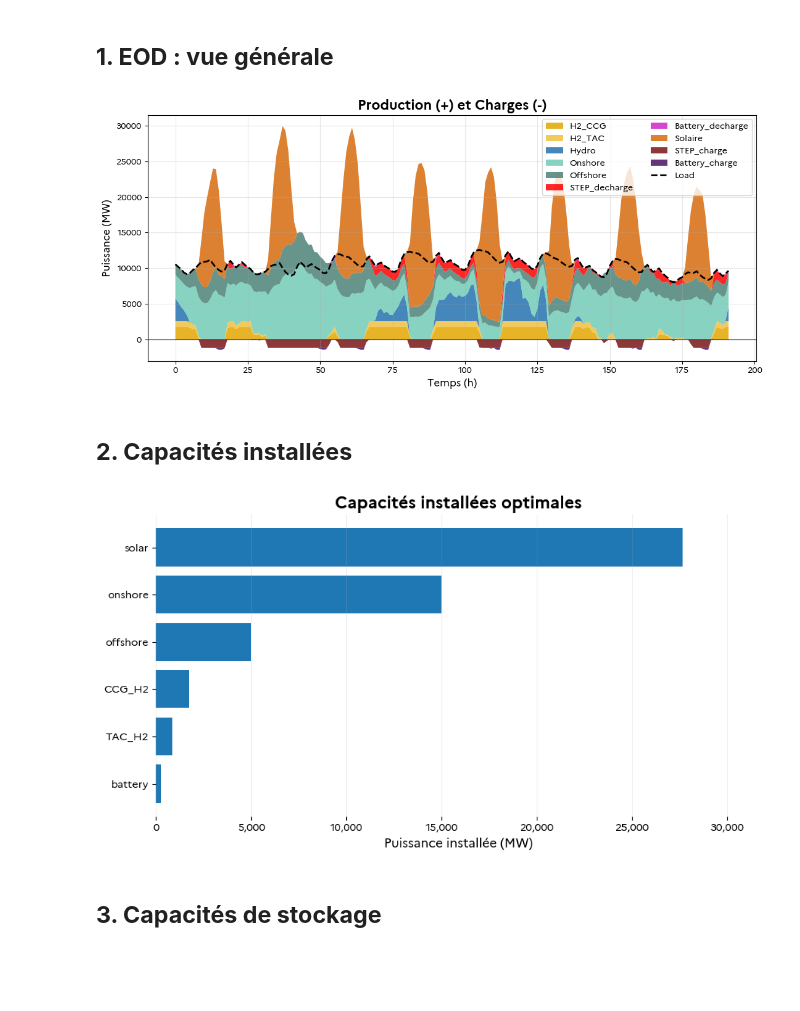
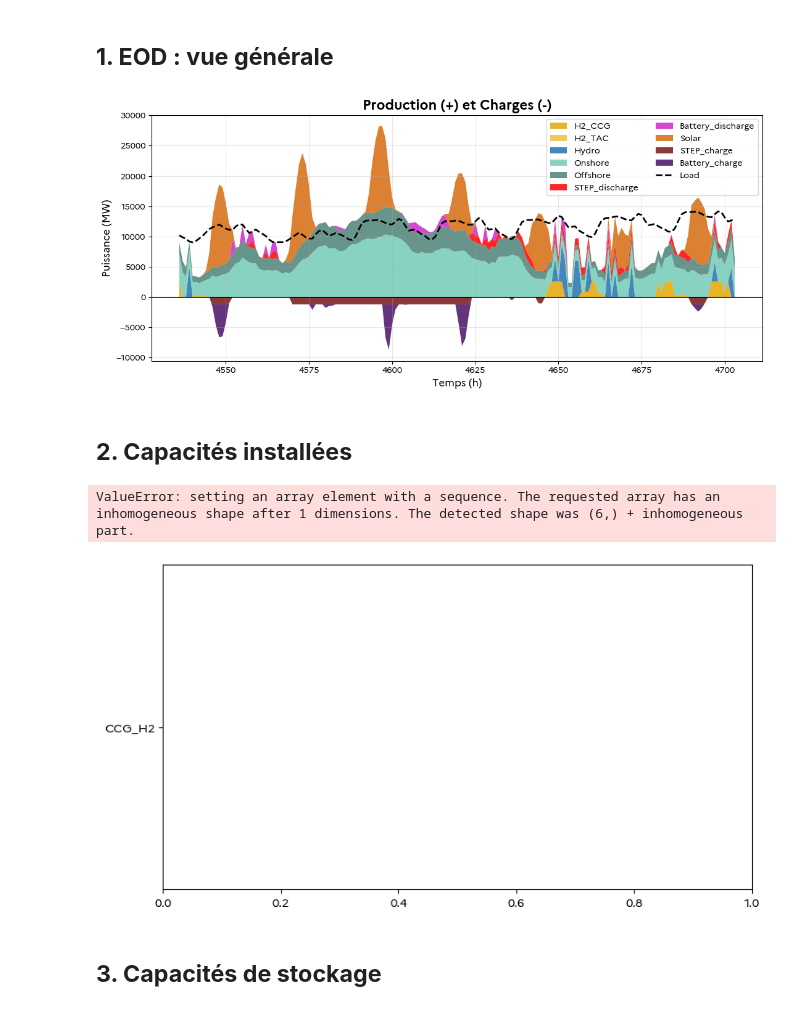
Before and after one commit to alextonon/ETE305_Optimization_Study, a Jupyter notebook: analysis.ipynb, the cells around one changed output. Saved outputs shown, nothing was run; the diff lists cells and outputs as text; code cells hidden in the pictures; blank space fills up the shorter version.

Commit message:
code eod_annuel à jour, analysis à compléter...

```diff
--- a/analysis.ipynb
+++ b/analysis.ipynb
@@ -38,7 +38,7 @@ plt.rcParams.update({
 
 # Colors and styles for plotting
 palette = {
-    "Solaire":      "#d66b0d",
+    "Solar":      "#d66b0d",
     "Hydro":        "#2672b0",
     "Onshore":      "#72cbb7",
     "Offshore":     "#4d8377",
@@ -46,15 +46,15 @@ palette = {
     "H2_TAC":       "#f0c040",
     "STEP_charge":  "#7a1616",
     "Fond":         "#ffffff",
-    "STEP_decharge": "#ff0000",
+    "STEP_discharge": "#ff0000",
     "Battery_charge": "#4B1063",
-    "Battery_decharge": "#d126c9",
+    "Battery_discharge": "#d126c9",
 }
 
 # Colonnes production (positives)
 prod_cols = [
     'H2_CCG','H2_TAC','Hydro','Onshore','Offshore',
-    'STEP_decharge','Battery_decharge','Solaire'
+    'STEP_discharge','Battery_discharge','Solar'
 ]
 
 # Colonnes charge
@@ -62,8 +62,10 @@ charge_cols = [
     'STEP_charge','Battery_charge'
 ]
 # %%
-df = pd.read_csv('results.csv', sep=';')
-df.drop(columns=['t'], inplace=True)
+df_global = pd.read_csv('results_annuel.csv', sep=';')
+df_global.drop(columns=['t'], inplace=True)
 
-json.load(open('parc_resultats.json', 'r'))
+print(df_global.columns)
+
+parc = json.load(open('parc_annuel.json', 'r'))
 # %% [output]
@@ -86,5 +76,9 @@ json.load(open('parc_resultats.json', 'r'))
 # %% [markdown]
 ## **1. EOD : vue générale**
+# %%
+WEEK_TO_PLOT = 27
+
+df= df_global.iloc[WEEK_TO_PLOT*7*24:(WEEK_TO_PLOT+1)*7*24]
 # %%
 plt.figure(figsize=(11,5))
 
@@ -92,35 +86,35 @@ plt.figure(figsize=(11,5))
 plt.stackplot(
     df.index,
     [df[c] for c in prod_cols],
     colors=[palette[c] for c in prod_cols],
     labels=prod_cols,
     alpha=0.85
 )
 
 # --- STACK NEGATIF ---
 plt.stackplot(
     df.index,
-    [df[c] for c in charge_cols],   # ⚠️ on met en négatif
+    [-df[c] for c in charge_cols],   # ⚠️ on met en négatif
     colors=[palette[c] for c in charge_cols],
     labels=charge_cols,
     alpha=0.85
 )
 
 # Ligne zéro
 plt.axhline(0, color="black", linewidth=0.8)
 
 # Load
 plt.plot(df.index, df['Load'], color="black", linestyle='--', linewidth=2, label="Load")
 
 plt.title("Production (+) et Charges (-)")
 plt.xlabel("Temps (h)")
 plt.ylabel("Puissance (MW)")
 plt.legend(ncol=2)
 plt.grid(alpha=0.3)
 plt.tight_layout()
 plt.show()
 # %% [output]
-[figure, old version]
+[figure, new version]
 # %% [markdown]
 ## **2. Capacités installées**
 # %%
@@ -133,22 +127,24 @@ import os
 # ------------------------
 # Lecture du JSON
 # ------------------------
-with open("parc_resultats.json", "r") as f:
+with open("parc_annuel.json", "r") as f:
     parc = json.load(f)
 
-data = parc["capacites_MW"].copy()
+# ------------------------
+# Capacités hebdomadaires
+# ------------------------
+data = parc["capacites_hebdomadaires_MW"].copy()
 
 # ------------------------
-# AJOUT H2 CCG + TAC
+# Ajout H2 CCG + TAC (si présent)
 # ------------------------
-if "H2" in parc:
-
+if "H2_running" in parc:
     # ⚠️ adapte ces valeurs à ton modèle
     Pmax_CCG_unite = 430  # MW par unité CCG
     Pmax_TAC_unite = 85   # MW par unité TAC
 
-    nb_CCG = parc["H2"]["CCG"]["nombre_installees"]
-    nb_TAC = parc["H2"]["TAC"]["nombre_installees"]
+    nb_CCG = parc["H2_running"]["CCG"][-1]
+    nb_TAC = parc["H2_running"]["TAC"]
 
     data["CCG_H2"] = nb_CCG * Pmax_CCG_unite
     data["TAC_H2"] = nb_TAC * Pmax_TAC_unite
@@ -166,7 +162,7 @@ icons = {
 }
 
 # ------------------------
-# Fonction icône
+# Fonction ajout icône
 # ------------------------
 def add_icon(ax, x, y, icon_path, zoom=0.08):
     if not os.path.exists(icon_path):
@@ -181,17 +177,16 @@ def add_icon(ax, x, y, icon_path, zoom=0.08):
     ax.add_artist(ab)
 
 # ------------------------
-# Préparation données
+# Préparation des données pour le plot
 # ------------------------
 labels = list(data.keys())
 values = list(data.values())
 
-
-
+# Tri par valeur croissante
 labels, values = zip(*sorted(zip(labels, values), key=lambda t: t[1]))
 
 # ------------------------
-# Plot
+# Création du plot
 # ------------------------
 fig, ax = plt.subplots(figsize=(9, 5))
 
@@ -201,7 +196,7 @@ ax.set_title("Capacités installées optimales", fontweight="bold")
 ax.set_xlabel("Puissance installée (MW)")
 ax.xaxis.set_major_formatter(mtick.StrMethodFormatter("{x:,.0f}"))
 
-# Icônes
+# Position des icônes à gauche des barres
 xmin, xmax = ax.get_xlim()
 icon_x = xmin + (xmax - xmin) * 0.02
 
@@ -211,13 +206,15 @@ for y, label in enumerate(labels):
 ax.margins(x=0.15)
 ax.grid(axis="x", alpha=0.2)
 
+# Masquer les spines
 for spine in ax.spines.values():
     spine.set_visible(False)
 
 plt.tight_layout()
 plt.show()
 # %% [output]
+ValueError: setting an array element with a sequence. The requested array has an inhomogeneous shape after 1 dimensions. The detected shape was (6,) + inhomogeneous part.
-[figure, old version]
+[figure, new version]
 # %% [markdown]
 ## **3. Capacités de stockage**
 # %%
```
Also changed, not shown: parts of 2 cells of this notebook, 1 other file.
